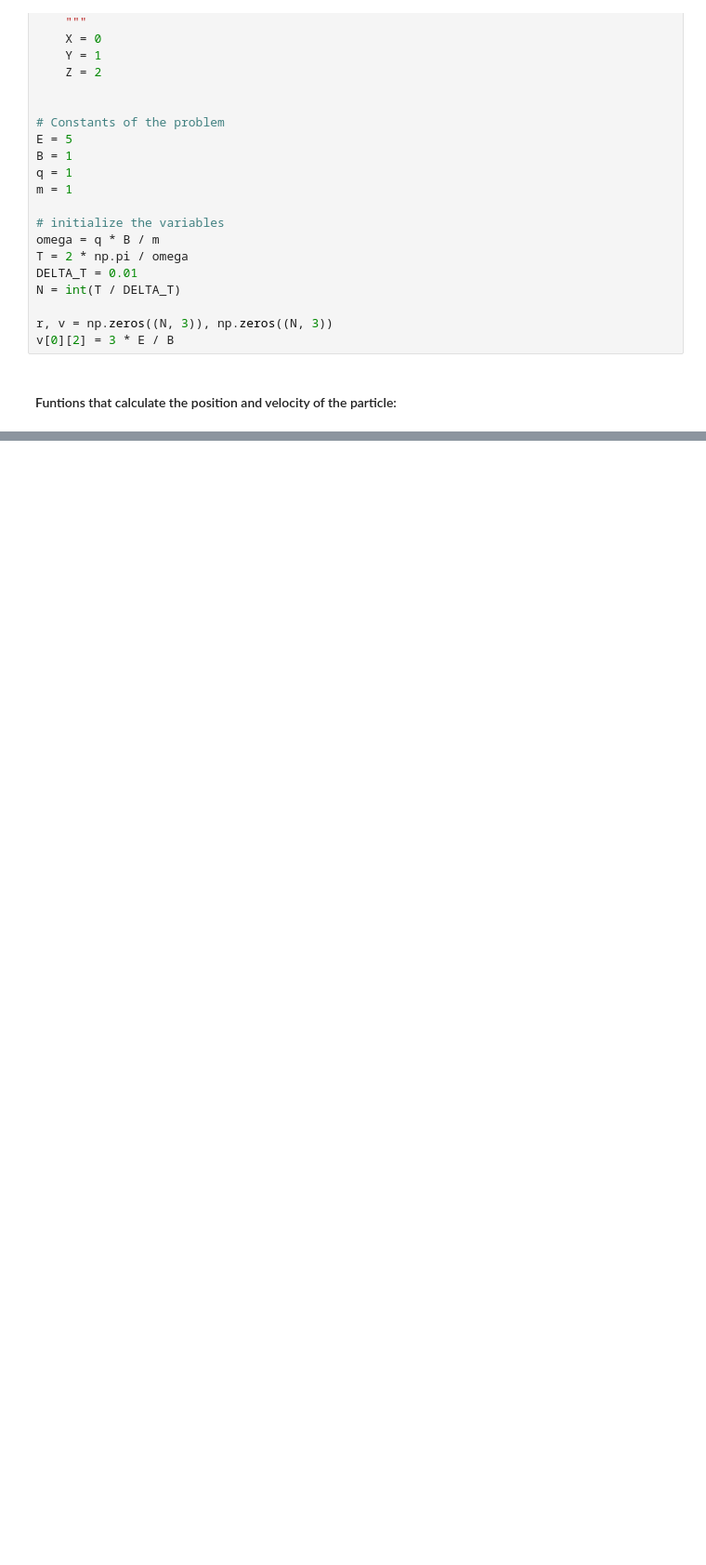
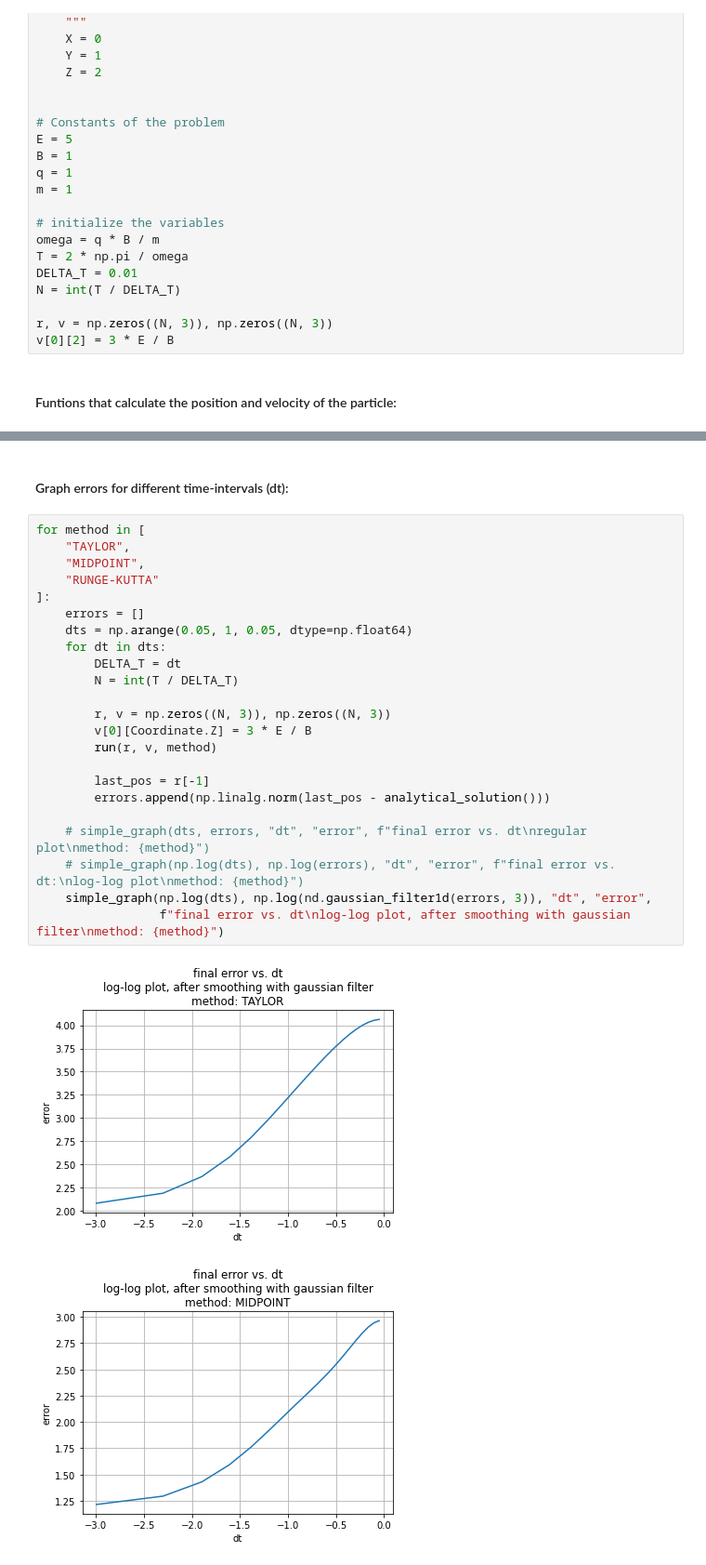
Before and after one commit to orengerc/wien-filter, a Jupyter notebook: notebooks_Wein_Filter.ipynb, the cells around one changed output, grey strips where cells are left out. Shown at 93% size. Drawn from its saved outputs; the diff is of its cells as text; blank space fills up the shorter version.

```diff
--- a/notebooks_Wein_Filter.ipynb
+++ b/notebooks_Wein_Filter.ipynb
@@ -181,0 +244,28 @@ reset()
+# %% [markdown]
+#### Graph errors for different time-intervals (dt):
+# %%
+for method in [
+    "TAYLOR",
+    "MIDPOINT",
+    "RUNGE-KUTTA"
+]:
+    errors = []
+    dts = np.arange(0.05, 1, 0.05, dtype=np.float64)
+    for dt in dts:
+        DELTA_T = dt
+        N = int(T / DELTA_T)
+
+        r, v = np.zeros((N, 3)), np.zeros((N, 3))
+        v[0][Coordinate.Z] = 3 * E / B
+        run(r, v, method)
+
+        last_pos = r[-1]
+        errors.append(np.linalg.norm(last_pos - analytical_solution()))
+
+    # simple_graph(dts, errors, "dt", "error", f"final error vs. dt\nregular plot\nmethod: {method}")
+    # simple_graph(np.log(dts), np.log(errors), "dt", "error", f"final error vs. dt:\nlog-log plot\nmethod: {method}")
+    simple_graph(np.log(dts), np.log(nd.gaussian_filter1d(errors, 3)), "dt", "error",
+                 f"final error vs. dt\nlog-log plot, after smoothing with gaussian filter\nmethod: {method}")
+# %% [output]
+[figure, added]
+[figure, added]
```
Also changed, not shown: parts of 11 cells of this notebook.
